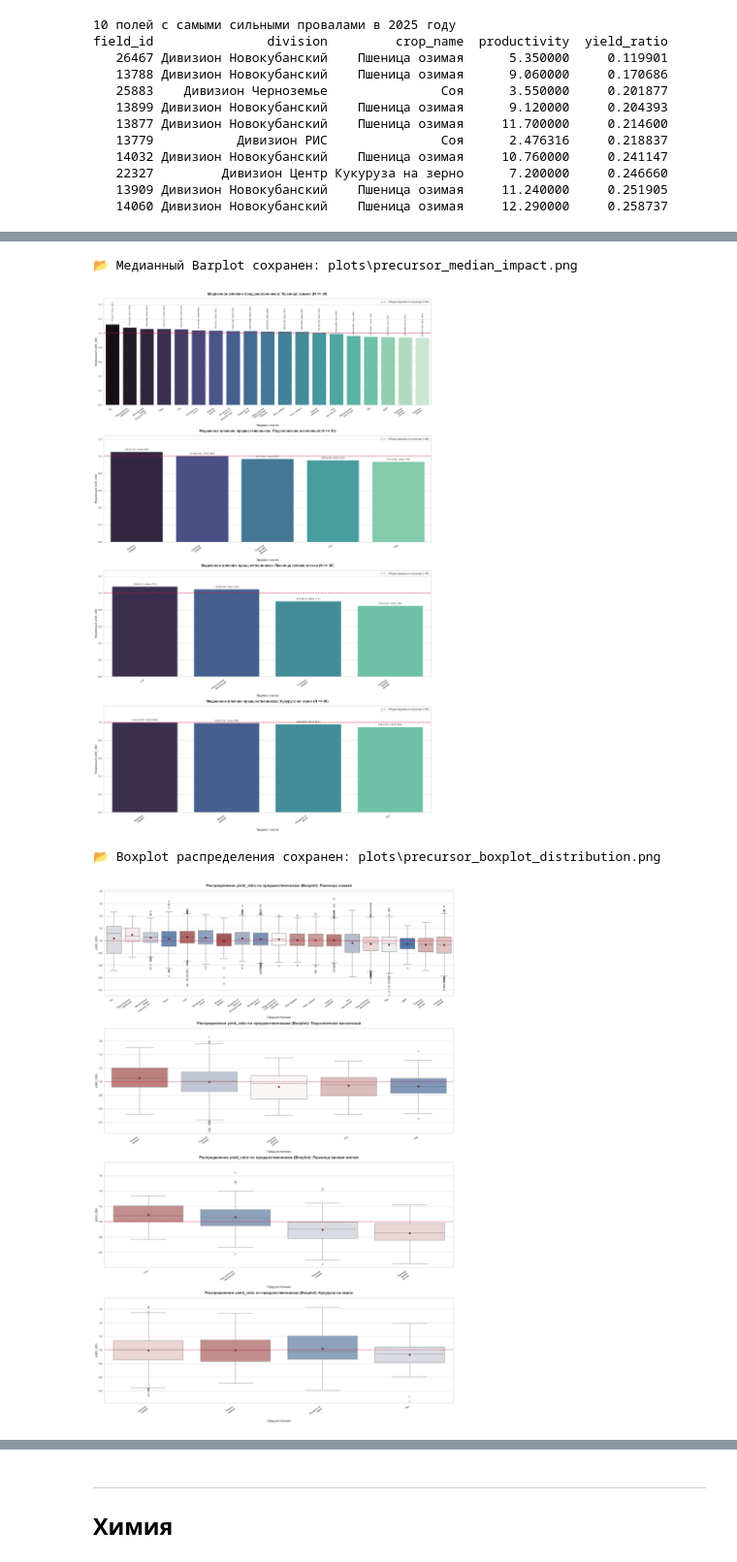
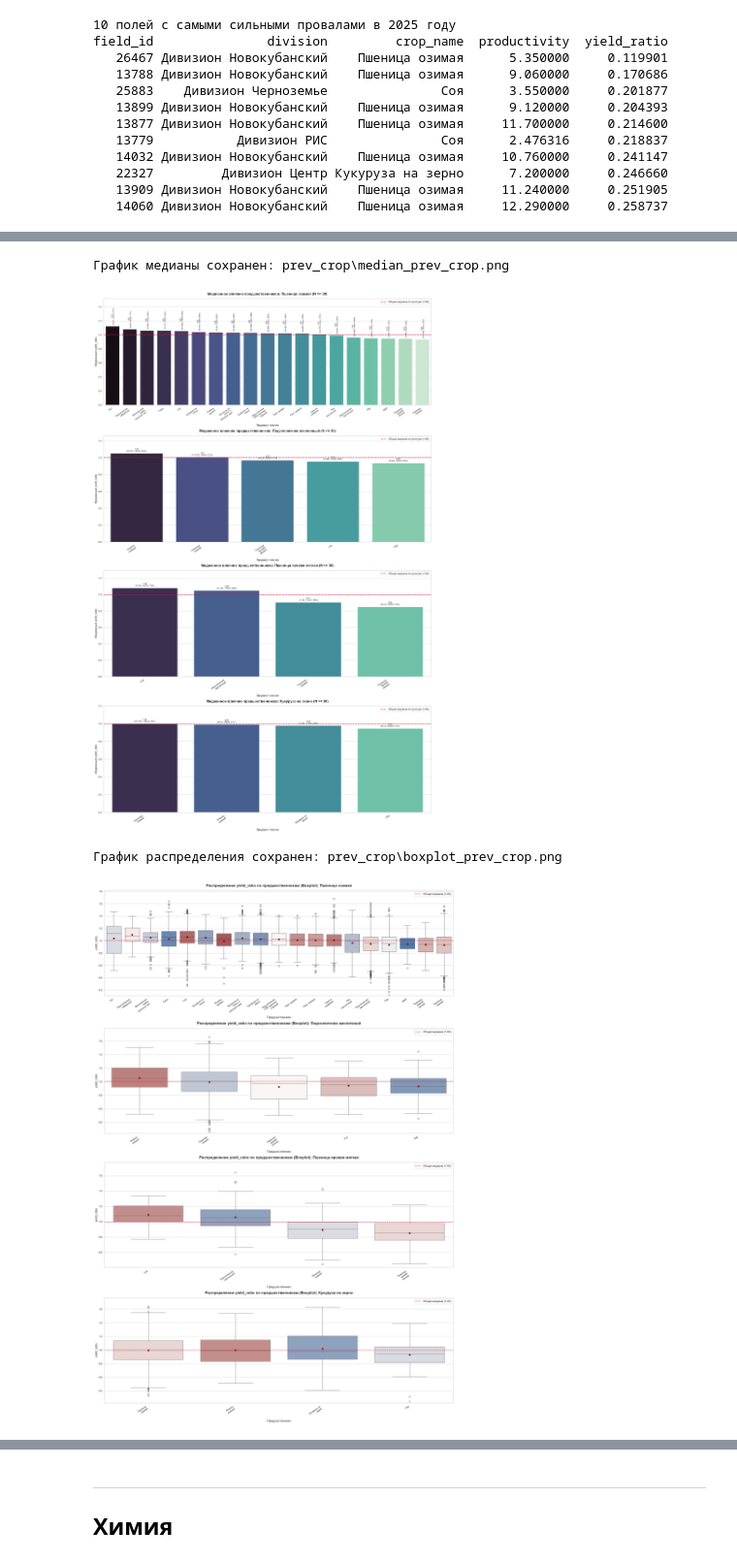
Before and after one commit to Bleckeid/stab, a Jupyter notebook: fields_stab_notebook.ipynb, the cells around one changed output, grey strips where cells are left out. Shown at 97% size. Saved outputs shown, nothing was run; the diff lists cells and outputs as text; code cells hidden in the pictures.

```diff
--- a/fields_stab_notebook.ipynb
+++ b/fields_stab_notebook.ipynb
@@ -1294,6 +1361,6 @@ memory usage: 11.9 MB
 # %%
-# --- 0. Конфигурация ---
-OUTPUT_DIR = "plots"
+# Настройка
+OUTPUT_DIR = "prev_crop"
 os.makedirs(OUTPUT_DIR, exist_ok=True)
 
 CROP_COL = "crop_name"
@@ -1308,7 +1375,7 @@ TARGET_CROPS = [
 ]
 MIN_SAMPLES = 30
 
-# --- 1. Подготовка данных ---
+# Фильтр
 df_work = df_merged[df_merged[CROP_COL].isin(TARGET_CROPS)].copy()
 
 counts = df_work.groupby([CROP_COL, PREV_CROP_COL])[YIELD_COL].count()
@@ -1323,13 +1390,14 @@ pred_medians = (
     .agg(
         median="median",
         count="count",
-        pct_above=lambda x: (x >= 1.00).mean() * 100,
+        pct_above=lambda x: (x.dropna() >= 1.00).mean() * 100 if len(x.dropna()) > 0 else 0,
     )
     .reset_index()
 )
 overall_medians = df_work.groupby(CROP_COL)[YIELD_COL].median().to_dict()
 
-# --- 2. ГРАФИК 1: Медианная урожайность (Barplot) ---
+# -----------------------------------------------
+# 1: Медианная урожайность
 sns.set_theme(style="whitegrid")
 
 fig1, axes1 = plt.subplots(
@@ -1352,16 +1420,15 @@ for idx, culture in enumerate(TARGET_CROPS):
         )
         continue
 
-    # Определяем плотность графика и форматируем подписи осей в 2 строки
     n_items = len(sub_data)
-    is_dense = n_items > 10  # Флаг высокой плотности столбцов (для озимой пшеницы)
+    is_dense = n_items > 10
 
     sub_data = sub_data.copy()
     sub_data["prev_crop_wrapped"] = sub_data[PREV_CROP_COL].apply(
         lambda x: textwrap.fill(str(x), width=12)
     )
 
-    bars = sns.barplot(
+    sns.barplot(
         data=sub_data,
         x="prev_crop_wrapped",
         y="median",
@@ -1397,32 +1464,32 @@ for idx, culture in enumerate(TARGET_CROPS):
     )
     ax.legend(loc="upper right", frameon=True, fontsize=11)
 
-    # Запас высоты: увеличиваем при вертикальных подписях, чтобы текст не вылетал за границы
     max_height = sub_data["median"].max()
-    ax.set_ylim(0, max_height * (1.32 if is_dense else 1.18))
+    ax.set_ylim(0, max_height * (1.35 if is_dense else 1.20))
 
-    # Аннотации над столбцами: если столбцов много, текст поворачивается на 90 градусов
-    for bar, (_, row) in zip(bars.patches, sub_data.iterrows()):
-        height = bar.get_height()
+    for i, (_, row) in enumerate(sub_data.iterrows()):
+        height = row["median"]
         if not np.isnan(height):
             ax.annotate(
-                f"{height:.2f} (N={int(row['count'])}, >Norm: {row['pct_above']:.0f}%)",
-                xy=(bar.get_x() + bar.get_width() / 2, height),
+                f"{height:.2f}\n(N={int(row['count'])}, >Norm: {row['pct_above']:.0f}%)",
+                xy=(i, height),
                 xytext=(0, 5),
                 textcoords="offset points",
-                ha="center" if is_dense else "center",
+                ha="center",
                 va="bottom",
                 fontsize=8 if is_dense else 8.5,
                 rotation=90 if is_dense else 0,
                 linespacing=1.1,
             )
 
-file_path_bar = os.path.join(OUTPUT_DIR, "precursor_median_impact.png")
+file_path_bar = os.path.join(OUTPUT_DIR, "median_prev_crop.png")
 fig1.savefig(file_path_bar, dpi=300, bbox_inches="tight")
-print(f"📂 Медианный Barplot сохранен: {file_path_bar}")
+print(f"График медианы сохранен: {file_path_bar}")
 plt.show()
 
-# --- 3. ГРАФИК 2: Дисперсия и размах (Boxplot) ---
+
+# -----------------------------------------------
+# 2: Boxplot распред
 fig2, axes2 = plt.subplots(
     len(TARGET_CROPS),
     1,
@@ -1434,7 +1501,6 @@ for idx, culture in enumerate(TARGET_CROPS):
     ax = axes2[idx] if len(TARGET_CROPS) > 1 else axes2
     crop_data = df_filtered[df_filtered[CROP_COL] == culture].copy()
 
-    # Форматирование названий осей в 2 строки без warnings
     crop_data["prev_crop_wrapped"] = crop_data[PREV_CROP_COL].apply(
         lambda x: textwrap.fill(str(x), width=12)
     )
@@ -1454,37 +1520,39 @@ for idx, culture in enumerate(TARGET_CROPS):
         order=order,
         ax=ax,
         palette="vlag",
         hue="prev_crop_wrapped",
         legend=False,
         showmeans=True,
         meanprops={
             "marker": "o",
             "markerfacecolor": "red",
             "markeredgecolor": "black",
         },
     )
 
-    ax.axhline(1.00, color="crimson", linestyle="--", linewidth=1.5)
+    benchmark = overall_medians[culture]
+    ax.axhline(benchmark, color="crimson", linestyle="--", linewidth=1.5, label=f"Общая медиана ({benchmark:.2f})")
+    ax.legend(loc="upper right", fontsize=11)
     ax.set_title(
         f"Распределение yield_ratio по предшественникам (Boxplot): {culture}",
         fontsize=15,
         fontweight="bold",
         pad=15,
     )
     ax.set_xlabel("Предшественник", fontsize=12, labelpad=10)
     ax.set_ylabel("yield_ratio", fontsize=12)
 
     max_val = crop_data[YIELD_COL].max()
     ax.set_ylim(bottom=crop_data[YIELD_COL].min() * 0.9, top=max_val * 1.08)
 
     plt.setp(ax.get_xticklabels(), rotation=35, ha="right", fontsize=9.5)
 
-file_path_box = os.path.join(OUTPUT_DIR, "precursor_boxplot_distribution.png")
+file_path_box = os.path.join(OUTPUT_DIR, "boxplot_prev_crop.png")
 fig2.savefig(file_path_box, dpi=300, bbox_inches="tight")
-print(f"📂 Boxplot распределения сохранен: {file_path_box}")
+print(f"График распределения сохранен: {file_path_box}")
 plt.show()
 # %% [output]
-📂 Медианный Barplot сохранен: plots\precursor_median_impact.png
+График медианы сохранен: prev_crop\median_prev_crop.png
-[figure, old version]
+[figure, new version]
-📂 Boxplot распределения сохранен: plots\precursor_boxplot_distribution.png
+График распределения сохранен: prev_crop\boxplot_prev_crop.png
-[figure, old version]
+[figure, new version]
```
Also changed, not shown: parts of 17 cells of this notebook.
